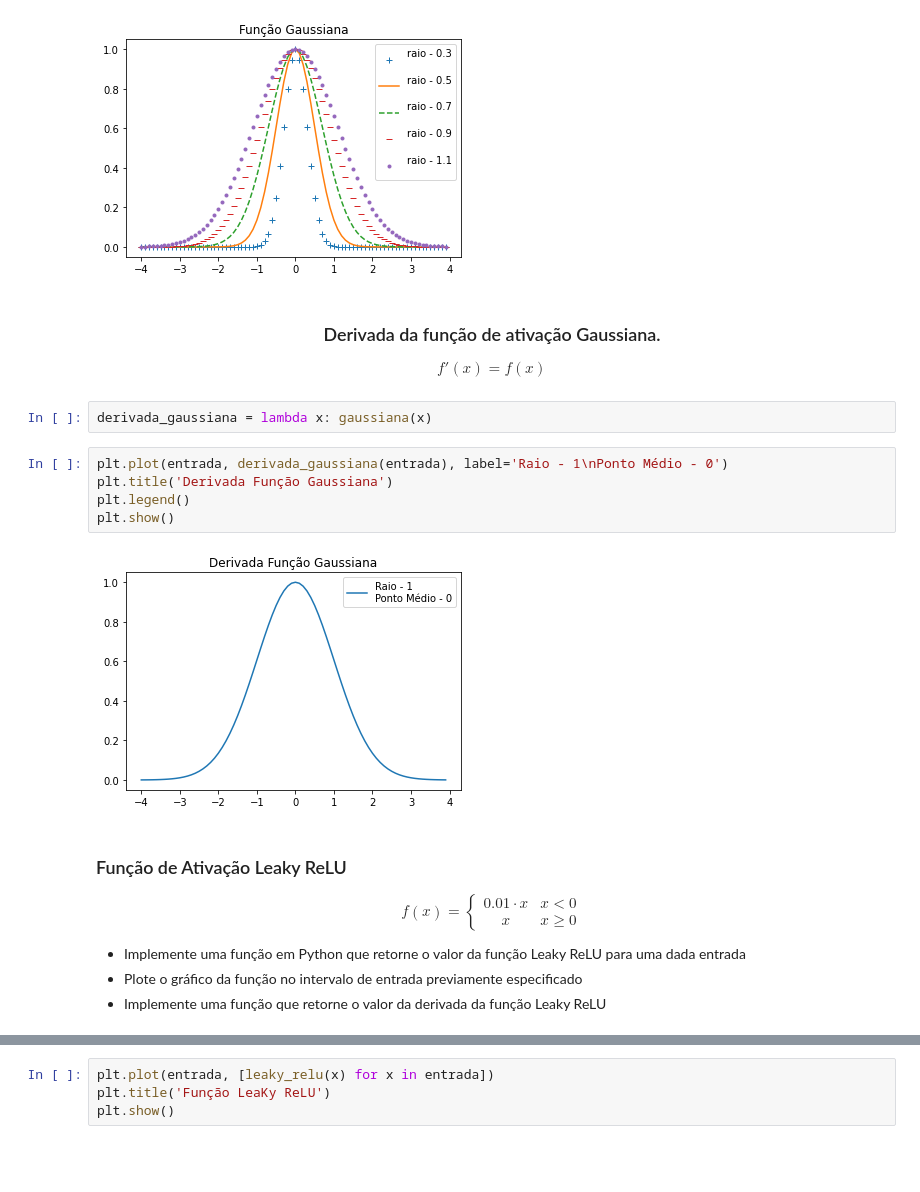
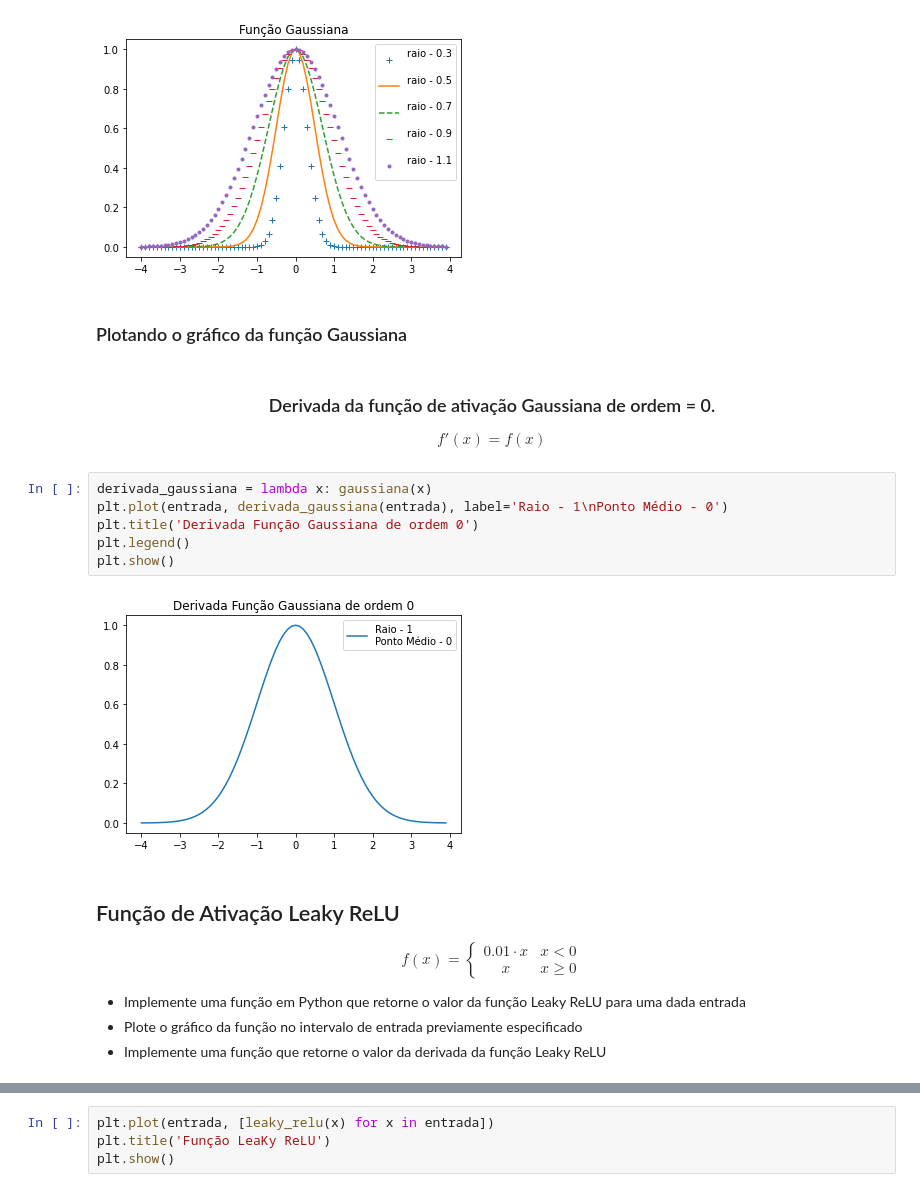
Before and after one commit to elloa-uea/projeto-pratico-3-rna-pp3-team-hard, a Jupyter notebook: notebooks/PP3.1 - Funções de Ativação.ipynb, the cells around one changed output, grey strips where cells are left out. Drawn from its saved outputs; the diff is of its cells as text; blank space fills up the shorter version.

```diff
--- a/notebooks/PP3.1 - Funções de Ativação.ipynb
+++ b/notebooks/PP3.1 - Funções de Ativação.ipynb
@@ -206,26 +264,24 @@ plt.legend()
 plt.show()
 # %% [output]
 [figure]
+# %% [markdown]
+### Plotando o gráfico da função Gaussiana
 # %% [markdown]
-<h3 align='center'>Derivada da função de ativação Gaussiana.</h3>
+<h3 align='center'>Derivada da função de ativação Gaussiana de ordem = 0.</h3>
 
 $$f'(x) = f(x)$$
-# %%
-derivada_gaussiana = lambda x: gaussiana(x)
 # %%
+derivada_gaussiana = lambda x: gaussiana(x)
 plt.plot(entrada, derivada_gaussiana(entrada), label='Raio - 1\nPonto Médio - 0')
-plt.title('Derivada Função Gaussiana')
+plt.title('Derivada Função Gaussiana de ordem 0')
 plt.legend()
 plt.show()
 # %% [output]
-[figure, old version]
+[figure, new version]
 # %% [markdown]
-### Função de Ativação Leaky ReLU
+## Função de Ativação Leaky ReLU
 
-$$f(x) = \left\{\begin{array}{cc} 0.01\cdot x & x < 0\\
-x & x \geq 0
-\end{array}
-\right.$$
+$$f(x) = \left\{\begin{array}{cc} 0.01\cdot x & x < 0\\ x & x \geq 0 \end{array} \right.$$
 
 - Implemente uma função em Python que retorne o valor da função Leaky ReLU para uma dada entrada
 - Plote o gráfico da função no intervalo de entrada previamente especificado
```
Also changed, not shown: parts of 45 cells of this notebook.
